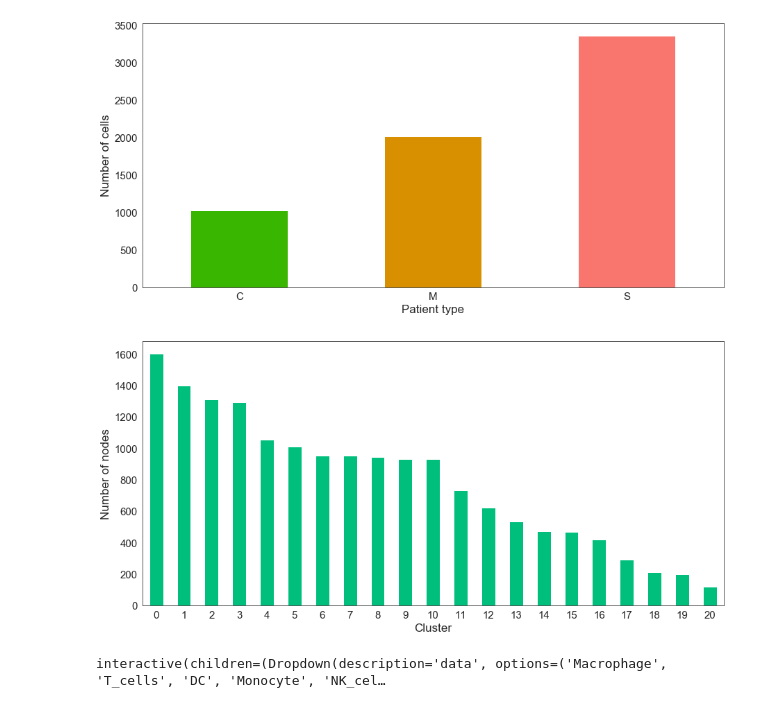
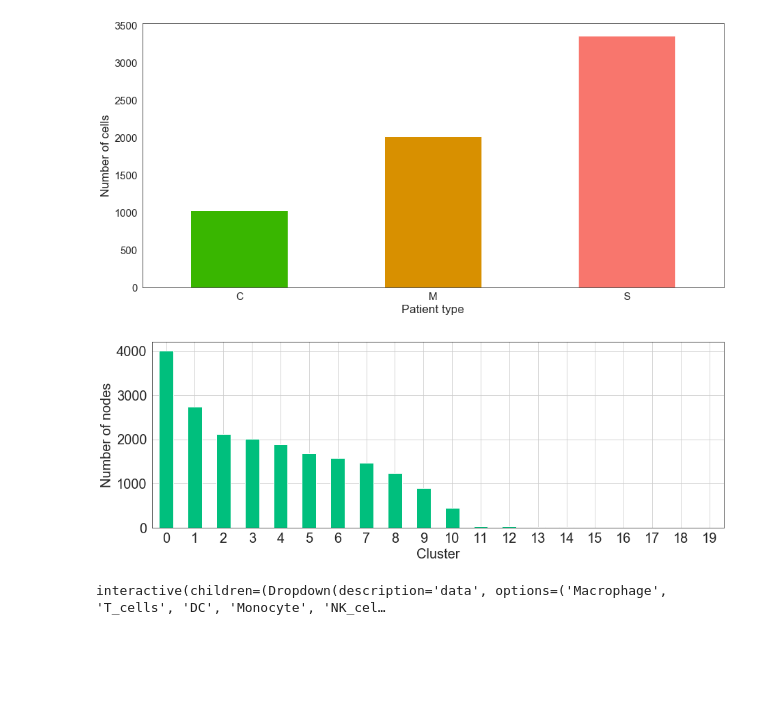
Before and after one commit to masyahook/scGRN, a Jupyter notebook: jupyter/GRN_inference.ipynb, the cells around one changed output. Drawn from its saved outputs; the diff is of its cells as text; code cells hidden in the pictures; blank space fills up the shorter version.

```diff
--- a/jupyter/GRN_inference.ipynb
+++ b/jupyter/GRN_inference.ipynb
@@ -2593,27 +2593,29 @@ with sns.axes_style("white"):
 # %% [output]
 [figure]
 # %%
-curr_type = 'NK_cell'
+curr_type = 'Monocyte'
 algo = 'leiden'
 curr_data = 'data_all'
 
 data_to = os.path.join(_DATA_HOME, 'cell_types', curr_type, 'data', 'grnboost2', f'{algo}_communities')
 
 data_all = pd.read_pickle(os.path.join(data_to, f'raw_data_communities_info.pickle'))
 data_C, data_M, data_S = [
     pd.read_pickle(os.path.join(data_to, f'raw_data_{pat}_type_communities_info.pickle')) for pat in ['C', 'M', 'S']
 ]
 
 data_to_plot = eval(curr_data)
 
 with sns.axes_style("white"):
-    f, ax = plt.subplots(figsize=(15, 7))
+    f, ax = plt.subplots(figsize=(15, 5))
     data_to_plot['num_nodes'].plot(kind='bar', ax=ax, rot=0, color=colors['saturated_green'])
-    plt.xlabel('Cluster')
-    plt.ylabel('Number of nodes')
+    plt.xlabel('Cluster', fontsize=20)
+    plt.ylabel('Number of nodes', fontsize=20)
+    ax.tick_params(axis='both', which='major', labelsize=20)
+    plt.grid(True)
     plt.savefig(f'tmp/tmp_{curr_type}_cluster_node_count.pdf', bbox_inches='tight')
 # %% [output]
-[figure, old version]
+[figure, new version]
 # %%
 from src.func import *
 %autoreload 2
```
Also changed, not shown: 1 other file.
